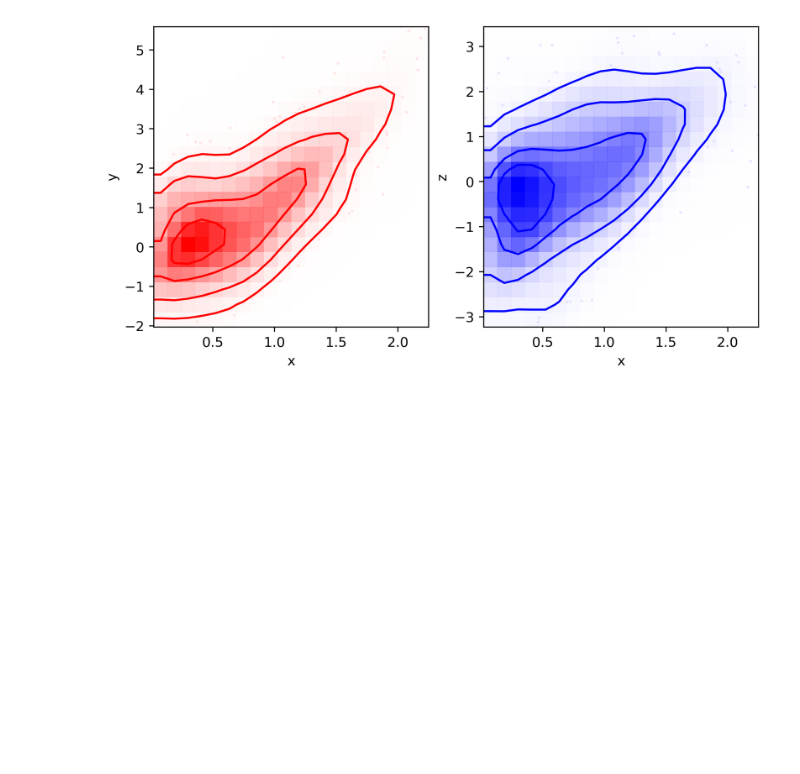
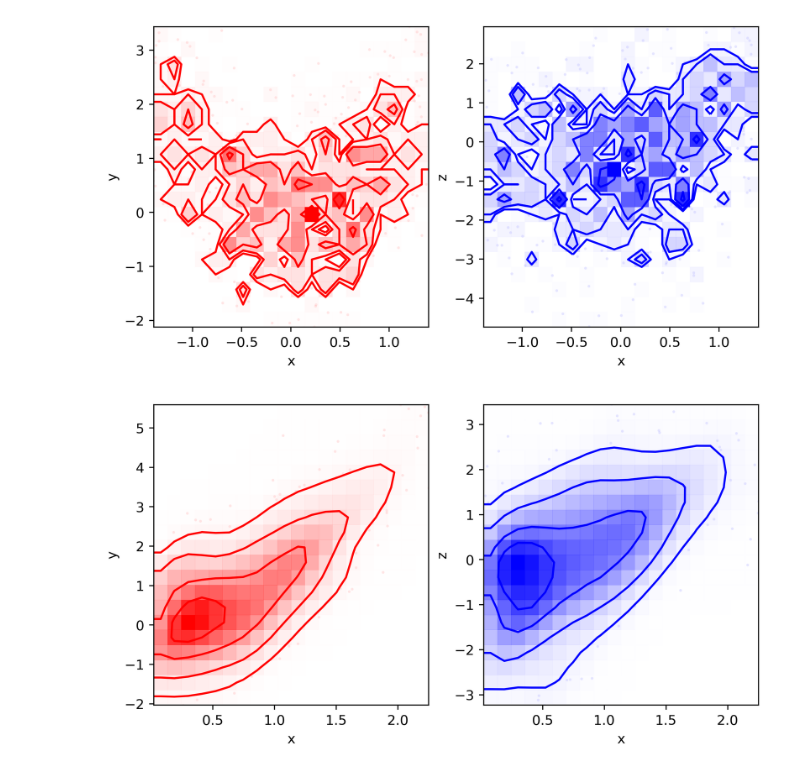
Before and after one commit to astro-jingtao/astro_statistics_assistant, a Jupyter notebook: example/contour_plot.ipynb, the cells around one changed output. Cells and saved outputs as stored; diff of their text form; code cells hidden in the pictures; blank space fills up the shorter version.

```diff
--- a/example/contour_plot.ipynb
+++ b/example/contour_plot.ipynb
@@ -34,3 +41,10 @@ dataset.contour('x', ['y', 'z'],
+# %%
+dataset.contour('x', ['y', 'z'],
+                subplots_kwargs={'figshape': (1, 2)},
+                color_each=['red', 'blue'],
+                subsample='-1.5<x<1.5')
+# %% [output]
+[figure, added]
 # %%
 dataset.contour('x', ['y', 'z'],
                 subplots_kwargs={'figshape': (1, 2)},
```
Also changed, not shown: parts of 5 cells of this notebook, 2 other files.
